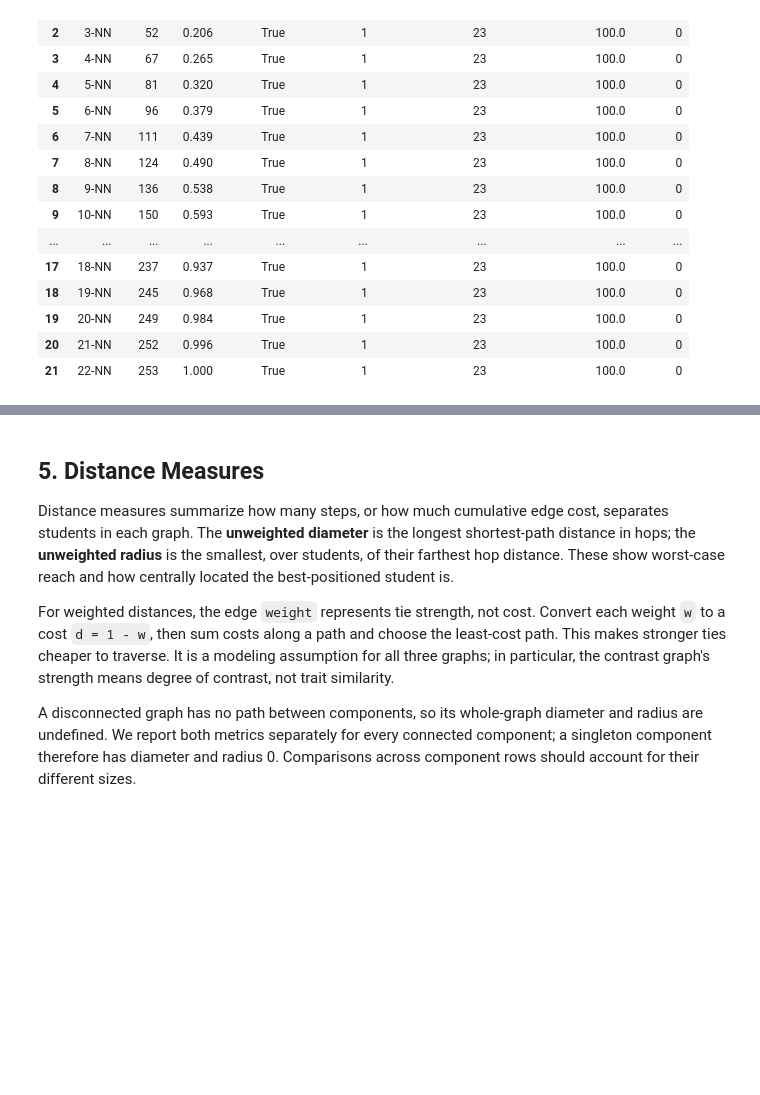
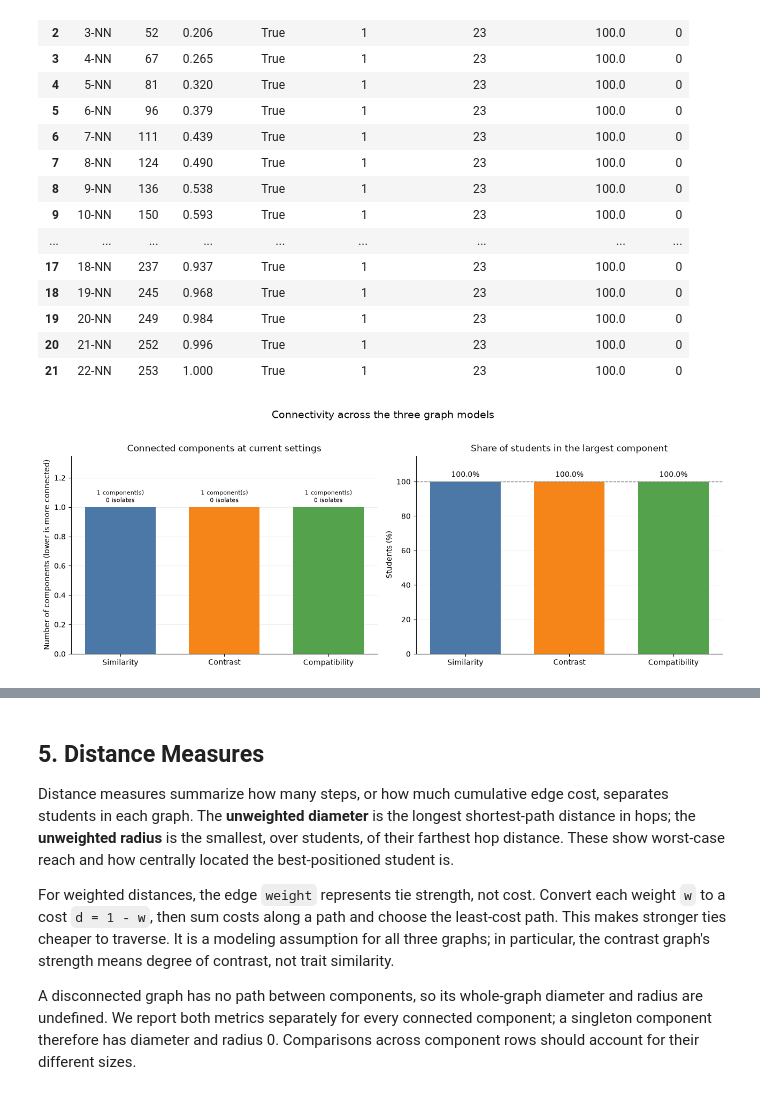
Before and after one commit to Waxguillermo/mbti-graph-analytics, a Jupyter notebook: base_notebook.ipynb, the cells around one changed output, grey strips where cells are left out. Drawn from its saved outputs; the diff is of its cells as text; code cells hidden in the pictures; blank space fills up the shorter version.

Commit message:
Added visualizations for connectivity, distance, and centrality measures

```diff
--- a/base_notebook.ipynb
+++ b/base_notebook.ipynb
@@ -398,3 +398,100 @@ display(pd.DataFrame(compatibility_sweep)[sweep_columns])
 | 19 | 20-NN | 249 | 0.984 | True | 1 | 23 | 100.0 | 0 |
 | 20 | 21-NN | 252 | 0.996 | True | 1 | 23 | 100.0 | 0 |
 | 21 | 22-NN | 253 | 1.000 | True | 1 | 23 | 100.0 | 0 |
+# %%
+model_order = ["Trait similarity", "Trait contrast", "Work-group compatibility"]
+model_colors = {
+    "Trait similarity": "#4C78A8",
+    "Trait contrast": "#F58518",
+    "Work-group compatibility": "#54A24B",
+}
+
+# Compare the current graph settings by component structure and reachable share.
+baseline_plot = baseline_connectivity.set_index("Model").rename(index={"Compatibility": "Work-group compatibility"}).reindex(model_order)
+fig, axes = plt.subplots(1, 2, figsize=(13, 4.8))
+bar_colors = [model_colors[model] for model in model_order]
+
+bars = axes[0].bar(
+    ["Similarity", "Contrast", "Compatibility"],
+    baseline_plot["Components"],
+    color=bar_colors,
+    width=0.68,
+)
+axes[0].set_title("Connected components at current settings")
+axes[0].set_ylabel("Number of components (lower is more connected)")
+axes[0].bar_label(
+    bars,
+    labels=[
+        f"{int(row['Components'])} component(s)\n{int(row['Isolates'])} isolates"
+        for _, row in baseline_plot.iterrows()
+    ],
+    padding=4,
+    fontsize=8,
+)
+axes[0].set_ylim(0, max(1, baseline_plot["Components"].max()) * 1.35)
+
+bars = axes[1].bar(
+    ["Similarity", "Contrast", "Compatibility"],
+    baseline_plot["Largest component (%)"],
+    color=bar_colors,
+    width=0.68,
+)
+axes[1].set_title("Share of students in the largest component")
+axes[1].set_ylabel("Students (%)")
+axes[1].set_ylim(0, 115)
+axes[1].bar_label(bars, fmt="%.1f%%", padding=4)
+axes[1].axhline(100, color="#777777", linestyle="--", linewidth=1)
+
+for ax in axes:
+    ax.spines[["top", "right"]].set_visible(False)
+    ax.grid(axis="y", alpha=0.22)
+    ax.set_axisbelow(True)
+fig.suptitle("Connectivity across the three graph models", fontsize=14, y=1.03)
+fig.tight_layout()
+plt.show()
+
+# Show how the largest component and total component count change as each model is tuned.
+sweep_specs = [
+    (similarity_sweep, "Similarity threshold", "Threshold"),
+    (contrast_sweep, "Trait contrast", "Top links per student"),
+    (compatibility_sweep, "Work-group compatibility", "Neighbors per student (k)"),
+]
+fig, axes = plt.subplots(1, 3, figsize=(16, 4.8))
+for ax, (sweep, title, x_label) in zip(axes, sweep_specs):
+    sweep_plot = pd.DataFrame(sweep).copy()
+    sweep_plot["Parameter"] = sweep_plot["Setting"].str.extract(r"([0-9]+(?:\.[0-9]+)?)").astype(float)
+    sweep_plot = sweep_plot.sort_values("Parameter")
+    x = sweep_plot["Parameter"]
+    ax.plot(
+        x,
+        sweep_plot["Largest component (%)"],
+        color="#4C78A8",
+        marker="o",
+        linewidth=2,
+        label="Largest component",
+    )
+    ax.set_title(title)
+    ax.set_xlabel(x_label)
+    ax.set_ylabel("Largest component (%)")
+    ax.set_ylim(0, 105)
+    ax.grid(axis="y", alpha=0.22)
+    ax.spines[["top", "right"]].set_visible(False)
+
+    component_axis = ax.twinx()
+    component_axis.plot(
+        x,
+        sweep_plot["Components"],
+        color="#F58518",
+        marker="s",
+        linestyle="--",
+        linewidth=1.7,
+        label="Component count",
+    )
+    component_axis.set_ylabel("Number of components", color="#B65D00")
+    component_axis.tick_params(axis="y", labelcolor="#B65D00")
+    ax.legend(loc="best", fontsize=8)
+fig.suptitle("Connectivity sensitivity to model parameters", fontsize=14, y=1.03)
+fig.tight_layout()
+plt.show()
+# %% [output]
+[figure, added]
```
Also changed, not shown: parts of 3 cells of this notebook, 1 other file.
